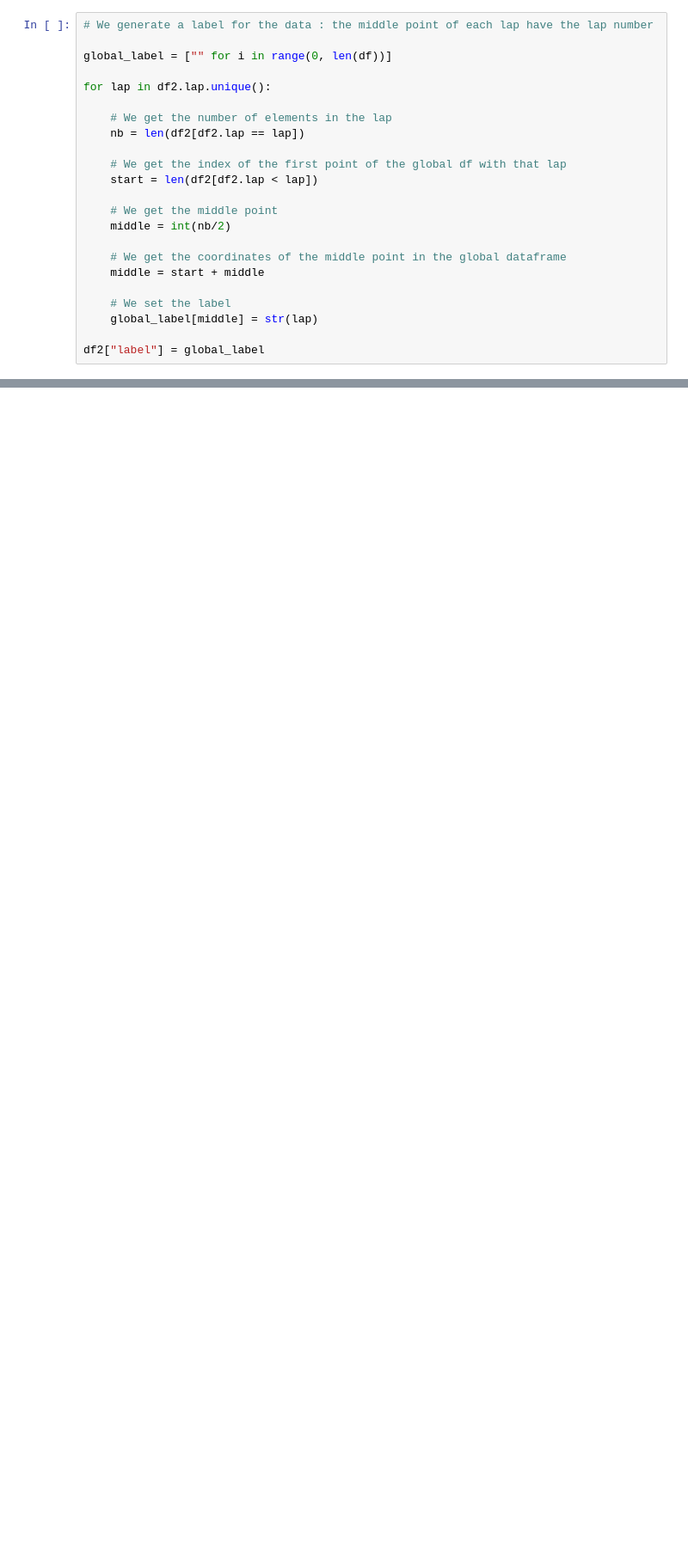
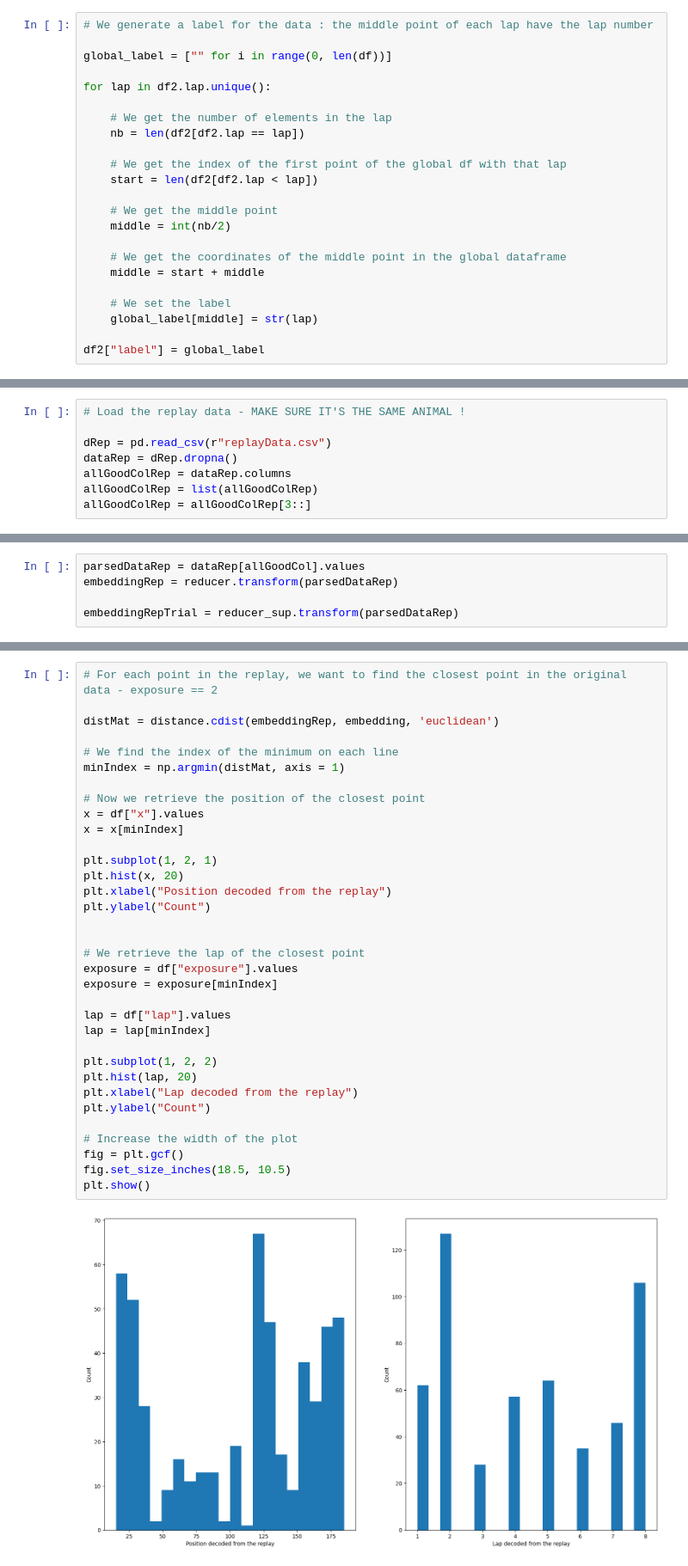
Before and after one commit to bendor-lab/Representational_drift_and_replay_analysis, a Jupyter notebook: Dimension Reduction/UMAP/projection_exposure_re-exposure.ipynb, the cells around one changed output, grey strips where cells are left out. Shown at 86% size. Cells and saved outputs as stored; diff of their text form; blank space fills up the shorter version.

```diff
--- a/Dimension Reduction/UMAP/projection_exposure_re-exposure.ipynb
+++ b/Dimension Reduction/UMAP/projection_exposure_re-exposure.ipynb
@@ -153,0 +177,8 @@ fig.show()
+# %%
+# Load the replay data - MAKE SURE IT'S THE SAME ANIMAL !
+
+dRep = pd.read_csv(r"replayData.csv")
+dataRep = dRep.dropna()
+allGoodColRep = dataRep.columns
+allGoodColRep = list(allGoodColRep)
+allGoodColRep = allGoodColRep[3::]
@@ -153,0 +201,5 @@ fig.show()
+# %%
+parsedDataRep = dataRep[allGoodCol].values
+embeddingRep = reducer.transform(parsedDataRep)
+
+embeddingRepTrial = reducer_sup.transform(parsedDataRep)
@@ -163,0 +240,36 @@ fig.show()
+# %%
+# For each point in the replay, we want to find the closest point in the original data - exposure == 2
+
+distMat = distance.cdist(embeddingRep, embedding, 'euclidean')
+
+# We find the index of the minimum on each line
+minIndex = np.argmin(distMat, axis = 1)
+
+# Now we retrieve the position of the closest point
+x = df["x"].values
+x = x[minIndex]
+
+plt.subplot(1, 2, 1)
+plt.hist(x, 20)
+plt.xlabel("Position decoded from the replay")
+plt.ylabel("Count")
+
+
+# We retrieve the lap of the closest point
+exposure = df["exposure"].values
+exposure = exposure[minIndex]
+
+lap = df["lap"].values
+lap = lap[minIndex]
+
+plt.subplot(1, 2, 2)
+plt.hist(lap, 20)
+plt.xlabel("Lap decoded from the replay")
+plt.ylabel("Count")
+
+# Increase the width of the plot
+fig = plt.gcf()
+fig.set_size_inches(18.5, 10.5)
+plt.show()
+# %% [output]
+[figure, added]
```
Also changed, not shown: parts of 20 cells of this notebook, 26 other files.
